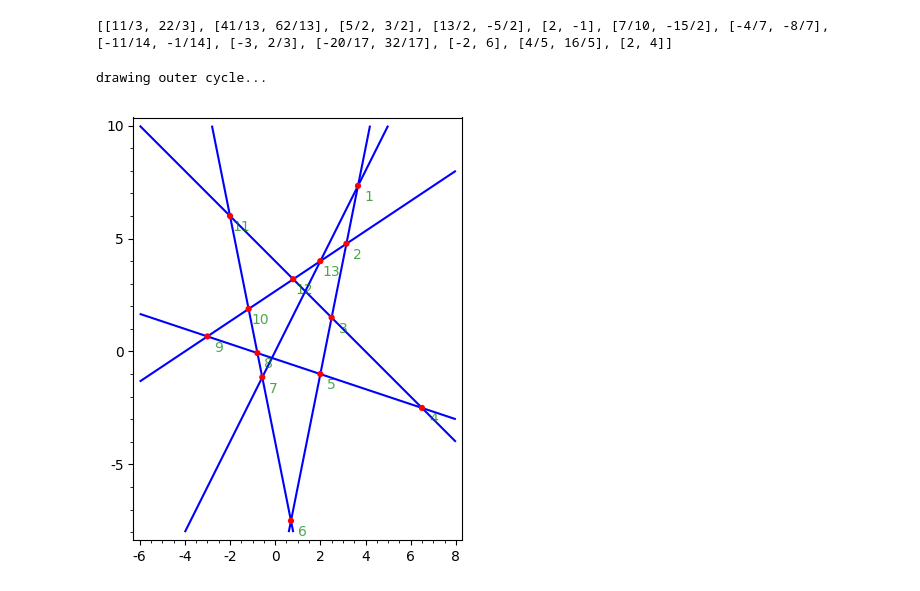
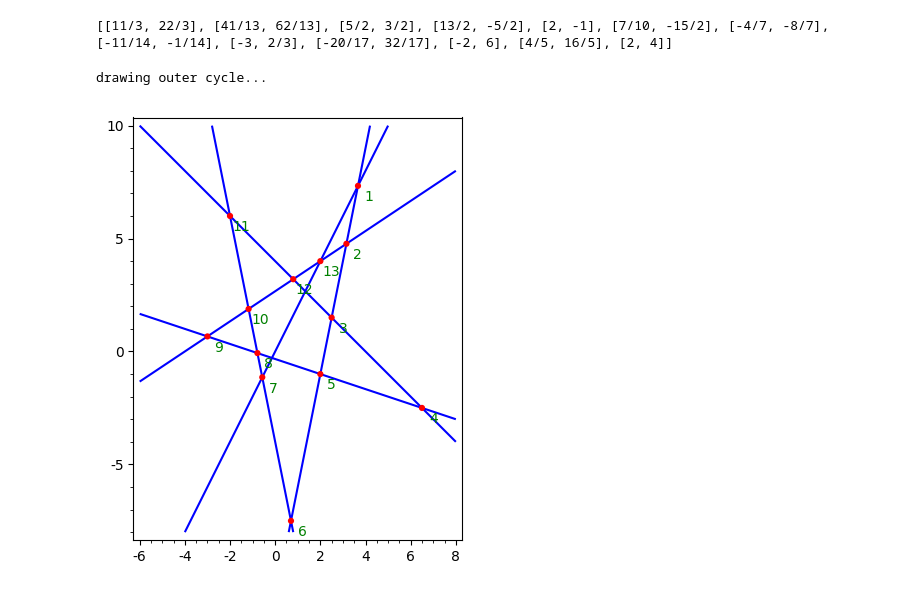
Before and after one commit to raxal/edu, a Jupyter notebook: docs/letsko-triprobl-1.ipynb, the cells around one changed output. Cells and saved outputs as stored; diff of their text form; code cells hidden in the pictures.

Commit message:
Rewrite letsko-triprobl-1 notebook
Introduce a Point class.
Use a cur_line attribute for the Point class.

```diff
--- a/docs/letsko-triprobl-1.ipynb
+++ b/docs/letsko-triprobl-1.ipynb
@@ -84,8 +127,3 @@ p.show()
 # %% [output]
 drawing...
 [figure]
-# %%
-for i in lines_by_intersects:
-    for j in i:
-        print(j)
-    print('')
@@ -188,15 +205,15 @@ print(outer_cycle)
 # %%
 print('drawing outer cycle...')
 p = plot([])
 #plot_size = [-6,8,-5,10]
-for i in lines_by_dots:
+for i in lines_pairs:
     p += draw_line(i, plot_size)
 count = 0
 for i in outer_cycle:
     count += 1
     p += point(i, color='red', size=20, zorder=2)
-    p += text(count, [i[0]+0.5, i[1]-0.5], color='green', alpha=0.7, zorder=2)
+    p += text(count, [i[0]+0.5, i[1]-0.5], color='green', zorder=2)
 p.show()
 # %% [output]
 drawing outer cycle...
-[figure, old version]
+[figure, new version]
```
Also changed, not shown: parts of 4 cells of this notebook.
